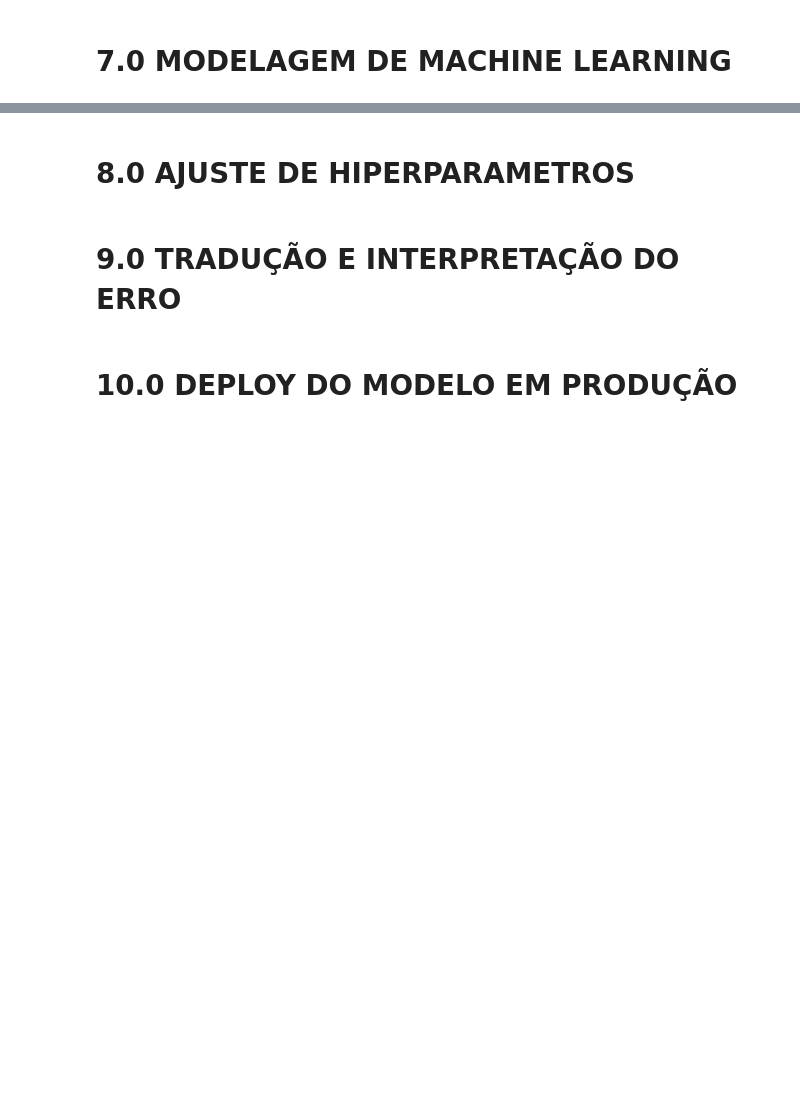
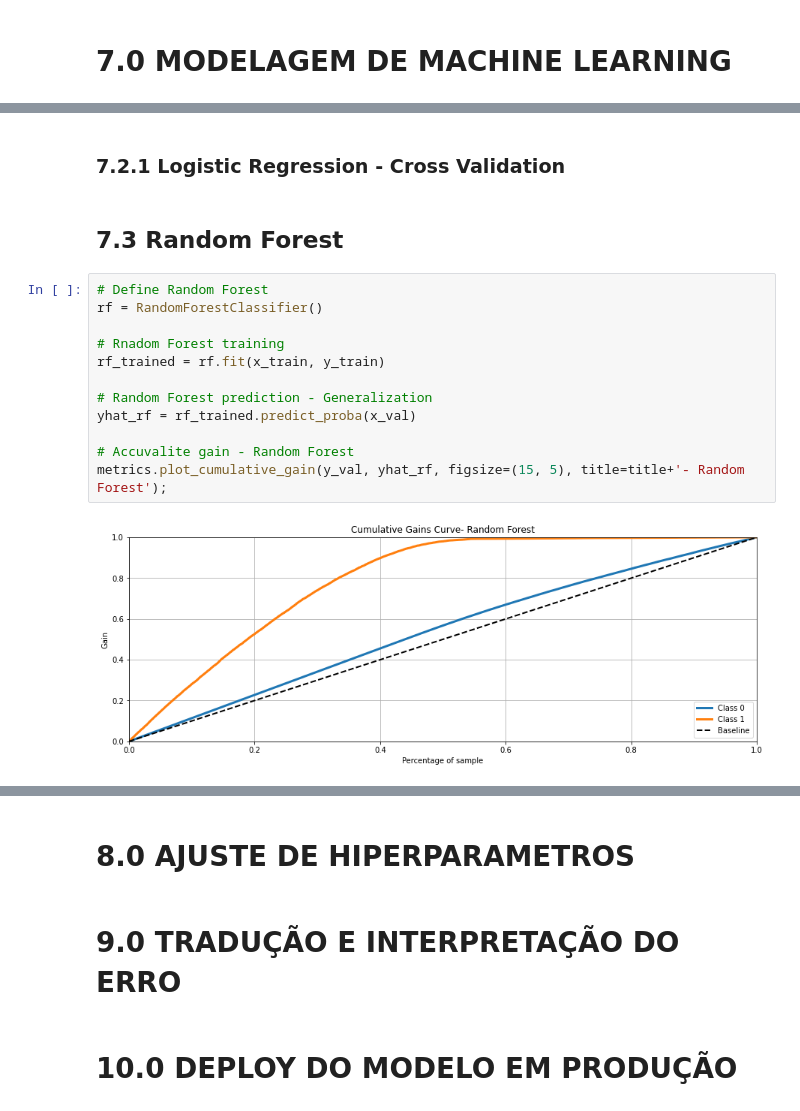
Before and after one commit to Jhonatanslopes/Health-Insurance-Cross-sell, a Jupyter notebook: notebook.ipynb, the cells around one changed output, grey strips where cells are left out. Cells and saved outputs as stored; diff of their text form; blank space fills up the shorter version.

```diff
--- a/notebook.ipynb
+++ b/notebook.ipynb
@@ -782,0 +815,18 @@ df.loc[df['feature'].isin(cols_selected)]
+# %% [markdown]
+### 7.2.1 Logistic Regression - Cross Validation
+# %% [markdown]
+## 7.3 Random Forest
+# %%
+# Define Random Forest
+rf = RandomForestClassifier()
+
+# Rnadom Forest training
+rf_trained = rf.fit(x_train, y_train)
+
+# Random Forest prediction - Generalization
+yhat_rf = rf_trained.predict_proba(x_val)
+
+# Accuvalite gain - Random Forest
+metrics.plot_cumulative_gain(y_val, yhat_rf, figsize=(15, 5), title=title+'- Random Forest');
+# %% [output]
+[figure, added]
```
Also changed, not shown: parts of 28 cells of this notebook.
